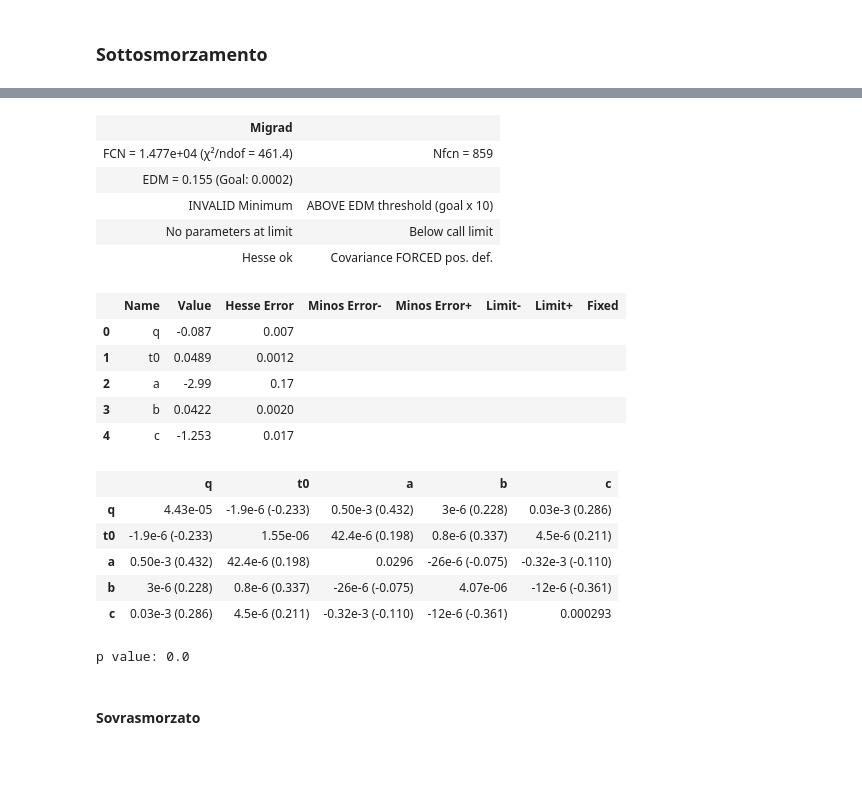
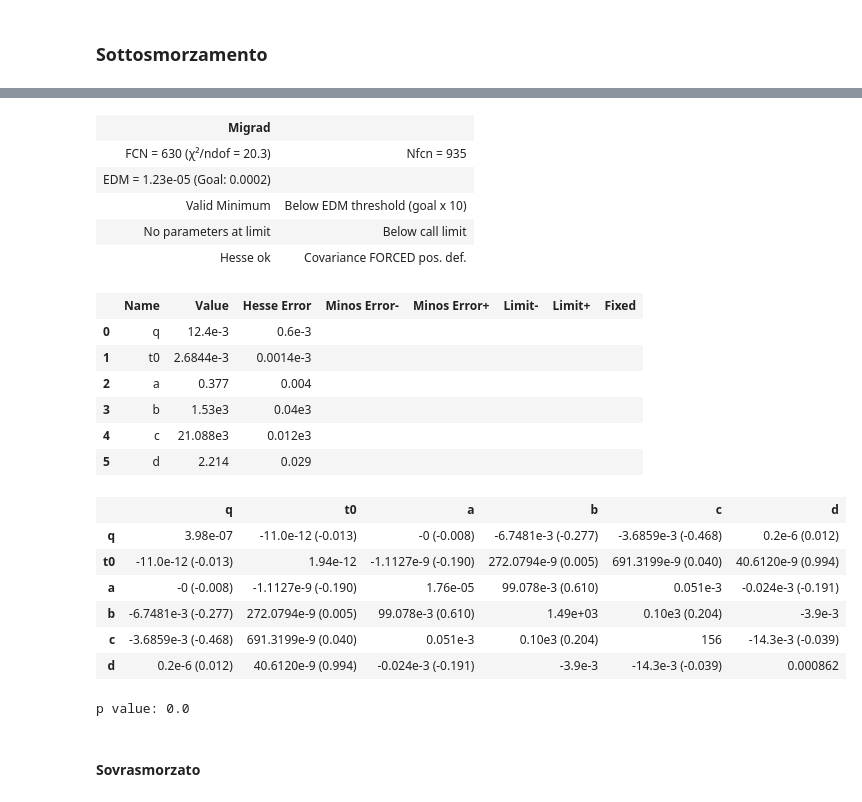
Before and after one commit to ARossiUnimib/Laboratorio-2---Gruppo-21-A.A.-2023-24, a Jupyter notebook: Notebooks/Circuiti_2/Circuiti_2.ipynb, the cells around one changed output, grey strips where cells are left out. Cells and saved outputs as stored; diff of their text form; code cells hidden in the pictures; blank space fills up the shorter version.

```diff
--- a/Notebooks/Circuiti_2/Circuiti_2.ipynb
+++ b/Notebooks/Circuiti_2/Circuiti_2.ipynb
@@ -659,8 +659,8 @@ C = 5 * 10 ** (-9) #farad
 L = 14 * 10 ** (-3) #henry
 V0 = 6 #volt
 # %%
-def model(t, q, t0, a, b, c):
-    return a * np.e**(- b * (t-t0)) * (b * np.cos(c * (t-t0)) + c * np.sin(c * (t-t0))) + q
+def model(t, q, t0, a, b, c, d):
+    return a * np.exp(-b * (t-t0)) * np.cos(c * (t-t0) + d) + q
 # %%
 data = np.loadtxt("Dati/RLC_sotto.txt")
 
@@ -676,8 +676,5 @@ V = np.array(V)
 # %%
 fig,ax = plt.subplots(1,1)
 plt.scatter(t,V)
-x = np.linspace(0,10,10000)
-y = model(x, a = 2, b = 3, q=0, c=0.001, t0=0)
-plt.plot(x,y)
 plt.show()
 # %% [output]
@@ -685,38 +682,40 @@ plt.show()
 # %%
 V_err = 0.05 * abs(V)
 
 minimi_quadrati = LeastSquares(t, V, V_err, model)
 
-m = Minuit(minimi_quadrati, q = 0, t0 = 0, a = 0.5, b = 0, c = 0)
+m = Minuit(minimi_quadrati, q = 0, t0 = 0.0025, a = 0.4, b = 0, c = 12500, d = 0)
 m.strategy = 2
 m.migrad()
 m.hesse()
 display(m)
 
 def func(x):
     return chi2.cdf(x,m.ndof)
 
 pvalue = func(np.inf) - func(m.fval)
 print("p value: " + str(pvalue))
 # %% [output]
 | Migrad |  |
-| FCN = 1.477e+04 (χ²/ndof = 461.4) | Nfcn = 859 |
-| EDM = 0.155 (Goal: 0.0002) |  |
-| INVALID Minimum | ABOVE EDM threshold (goal x 10) |
+| FCN = 630 (χ²/ndof = 20.3) | Nfcn = 935 |
+| EDM = 1.23e-05 (Goal: 0.0002) |  |
+| Valid Minimum | Below EDM threshold (goal x 10) |
 | No parameters at limit | Below call limit |
 | Hesse ok | Covariance FORCED pos. def. |
 |  | Name | Value | Hesse Error | Minos Error- | Minos Error+ | Limit- | Limit+ | Fixed |
-| 0 | q | -0.087 | 0.007 |  |  |  |  |  |
-| 1 | t0 | 0.0489 | 0.0012 |  |  |  |  |  |
-| 2 | a | -2.99 | 0.17 |  |  |  |  |  |
-| 3 | b | 0.0422 | 0.0020 |  |  |  |  |  |
-| 4 | c | -1.253 | 0.017 |  |  |  |  |  |
+| 0 | q | 12.4e-3 | 0.6e-3 |  |  |  |  |  |
+| 1 | t0 | 2.6844e-3 | 0.0014e-3 |  |  |  |  |  |
+| 2 | a | 0.377 | 0.004 |  |  |  |  |  |
+| 3 | b | 1.53e3 | 0.04e3 |  |  |  |  |  |
+| 4 | c | 21.088e3 | 0.012e3 |  |  |  |  |  |
+| 5 | d | 2.214 | 0.029 |  |  |  |  |  |
-|  | q | t0 | a | b | c |
-| q | 4.43e-05 | -1.9e-6 (-0.233) | 0.50e-3 (0.432) | 3e-6 (0.228) | 0.03e-3 (0.286) |
-| t0 | -1.9e-6 (-0.233) | 1.55e-06 | 42.4e-6 (0.198) | 0.8e-6 (0.337) | 4.5e-6 (0.211) |
-| a | 0.50e-3 (0.432) | 42.4e-6 (0.198) | 0.0296 | -26e-6 (-0.075) | -0.32e-3 (-0.110) |
-| b | 3e-6 (0.228) | 0.8e-6 (0.337) | -26e-6 (-0.075) | 4.07e-06 | -12e-6 (-0.361) |
-| c | 0.03e-3 (0.286) | 4.5e-6 (0.211) | -0.32e-3 (-0.110) | -12e-6 (-0.361) | 0.000293 |
+|  | q | t0 | a | b | c | d |
+| q | 3.98e-07 | -11.0e-12 (-0.013) | -0 (-0.008) | -6.7481e-3 (-0.277) | -3.6859e-3 (-0.468) | 0.2e-6 (0.012) |
+| t0 | -11.0e-12 (-0.013) | 1.94e-12 | -1.1127e-9 (-0.190) | 272.0794e-9 (0.005) | 691.3199e-9 (0.040) | 40.6120e-9 (0.994) |
+| a | -0 (-0.008) | -1.1127e-9 (-0.190) | 1.76e-05 | 99.078e-3 (0.610) | 0.051e-3 | -0.024e-3 (-0.191) |
+| b | -6.7481e-3 (-0.277) | 272.0794e-9 (0.005) | 99.078e-3 (0.610) | 1.49e+03 | 0.10e3 (0.204) | -3.9e-3 |
+| c | -3.6859e-3 (-0.468) | 691.3199e-9 (0.040) | 0.051e-3 | 0.10e3 (0.204) | 156 | -14.3e-3 (-0.039) |
+| d | 0.2e-6 (0.012) | 40.6120e-9 (0.994) | -0.024e-3 (-0.191) | -3.9e-3 | -14.3e-3 (-0.039) | 0.000862 |
 p value: 0.0
 # %% [markdown]
 #### Sovrasmorzato
```
Also changed, not shown: parts of 4 cells of this notebook.
